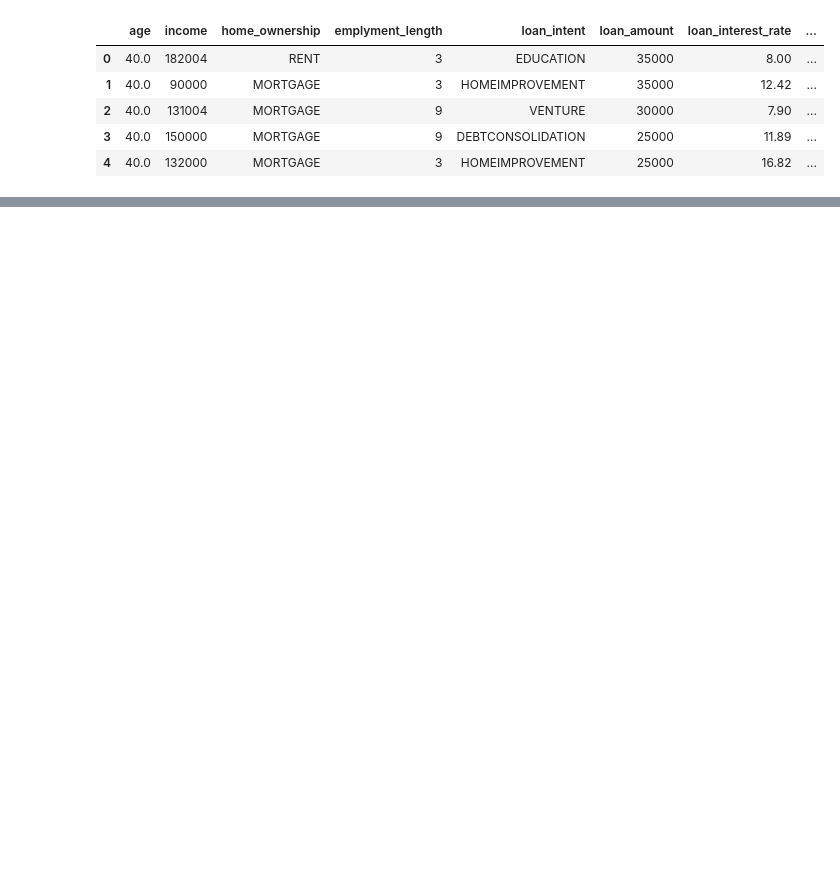
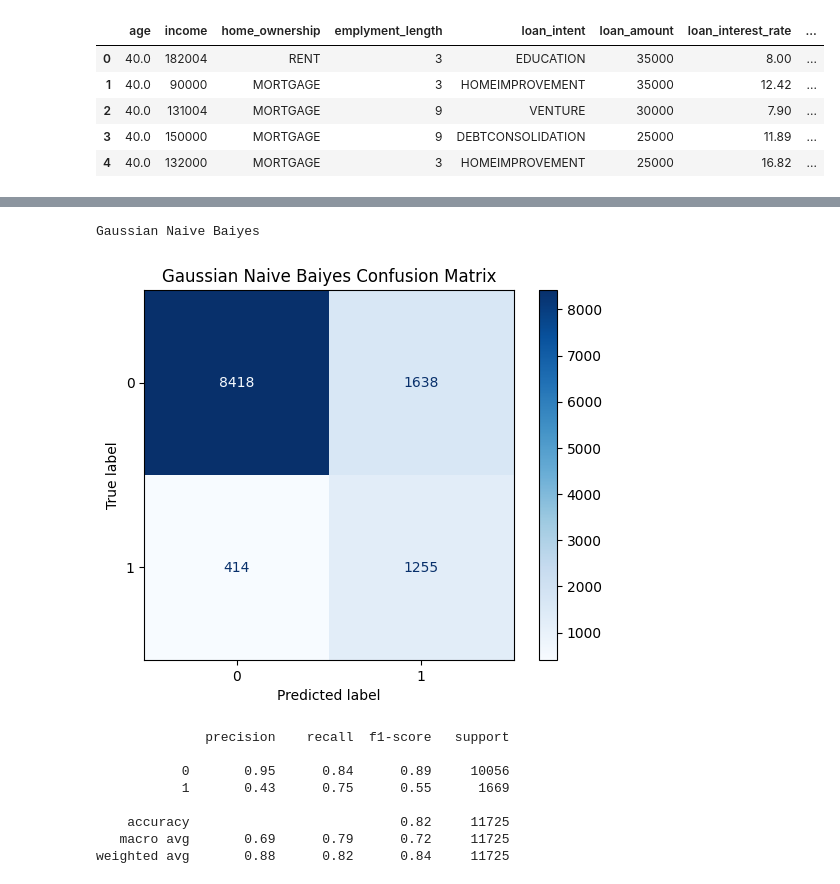
Before and after one commit to abdulraheem05/Loan-Approval, a Jupyter notebook: Notebook_2.ipynb, the cells around one changed output, grey strips where cells are left out. Cells and saved outputs as stored; diff of their text form; code cells hidden in the pictures; blank space fills up the shorter version.

```diff
--- a/Notebook_2.ipynb
+++ b/Notebook_2.ipynb
@@ -82,0 +81,24 @@ weighted avg       0.89      0.90      0.88     11725
+# %%
+#Modeling GaussianNaiveBaiyes
+
+nb = GaussianNB()
+nb.fit(x_train, y_train)
+
+y_pred_nb = nb.predict(x_test)
+# %%
+print("Gaussian Naive Baiyes")
+disp = ConfusionMatrixDisplay.from_predictions(y_test, y_pred_nb, cmap='Blues')
+plt.title("Gaussian Naive Baiyes Confusion Matrix")
+plt.show()
+print(classification_report(y_test, y_pred_nb))
+# %% [output]
+Gaussian Naive Baiyes
+[figure, added]
+              precision    recall  f1-score   support
+
+           0       0.95      0.84      0.89     10056
+           1       0.43      0.75      0.55      1669
+
+    accuracy                           0.82     11725
+   macro avg       0.69      0.79      0.72     11725
+weighted avg       0.88      0.82      0.84     11725
```
Also changed, not shown: parts of 6 cells of this notebook.
